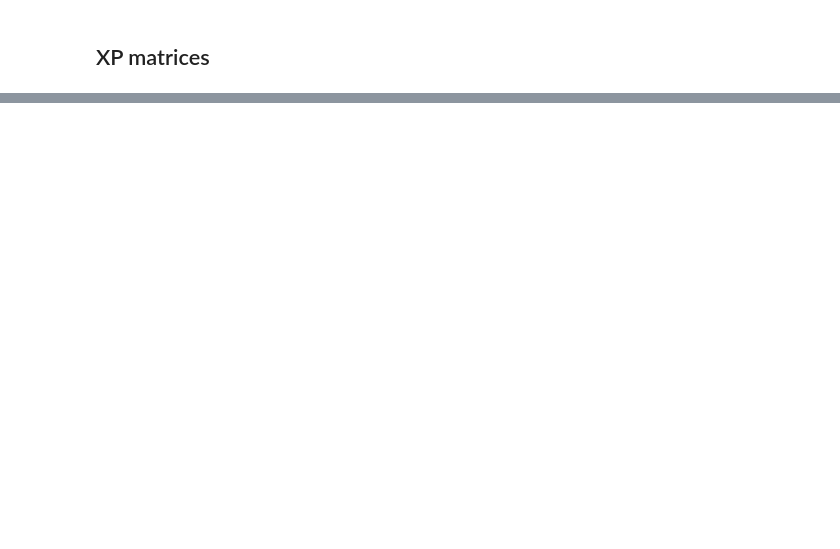
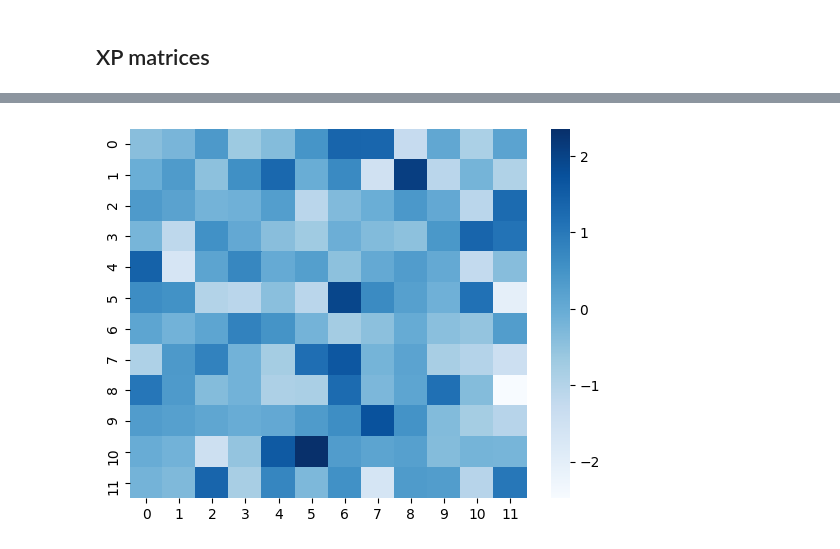
Before and after one commit to mingweima/hintplaygame, a Jupyter notebook: diff_hand_experiments.ipynb, the cells around one changed output, grey strips where cells are left out. Drawn from its saved outputs; the diff is of its cells as text; code cells hidden in the pictures; blank space fills up the shorter version.

```diff
--- a/diff_hand_experiments.ipynb
+++ b/diff_hand_experiments.ipynb
@@ -131,8 +158,10 @@ array([1., 1.], dtype=float32)
 # %%
 model = 'Att3'
 
-p1 = res_groups[model][2]['p1']
-p2 = res_groups[model][2]['p2']
+aid =0
+
+p1 = res_groups[model][aid]['p1']
+p2 = res_groups[model][aid]['p2']
 
 sample_games(p1, p2, episodes=game_num, verbose=True)
 # %% [output]
@@ -218,0 +345,17 @@ plt.show()
+# %%
+player = 'p2'
+
+for aid in range(12):
+    if aid == 0:
+        q = res_groups['Att3'][0][player].policy_net.attn_head.q_linear.weight.data.numpy()
+        k = res_groups['Att3'][0][player].policy_net.attn_head.k_linear.weight.data.numpy()
+        v = res_groups['Att3'][0][player].policy_net.attn_head.v_linear.weight.data.numpy()
+    else:
+        q += res_groups['Att3'][aid][player].policy_net.attn_head.q_linear.weight.data.numpy()
+        k += res_groups['Att3'][aid][player].policy_net.attn_head.k_linear.weight.data.numpy()
+        v += res_groups['Att3'][aid][player].policy_net.attn_head.v_linear.weight.data.numpy()
+# %%
+sns.heatmap(q, cbar=True, cmap=cmap)
+plt.show()
+# %% [output]
+[figure, added]
```
Also changed, not shown: parts of 21 cells of this notebook, 11 other files.
